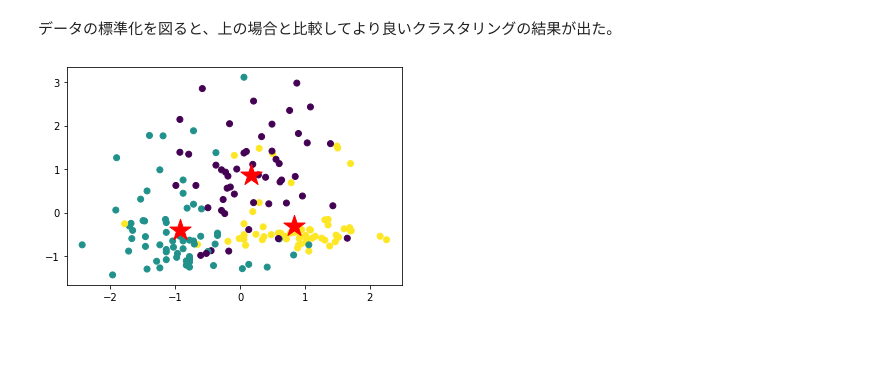
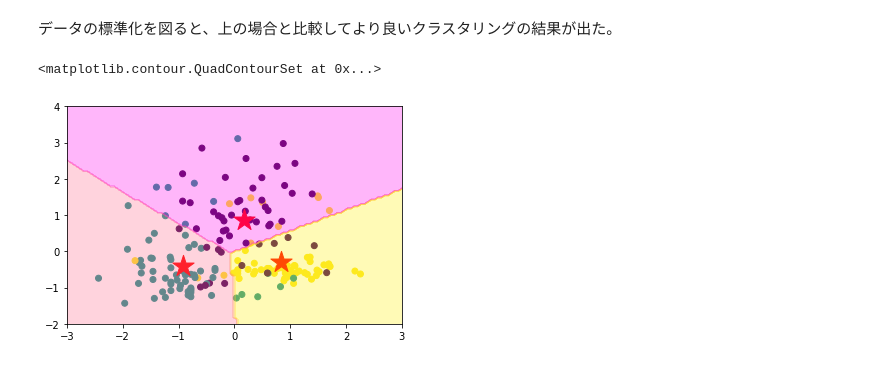
Before and after one commit to ontheroad2021/RabbitChallenge, a Jupyter notebook: 2_1_5_2_skl_kmeans.ipynb, the cells around one changed output. Cells and saved outputs as stored; diff of their text form; code cells hidden in the pictures; blank space fills up the shorter version.

```diff
--- a/2_1_5_2_skl_kmeans.ipynb
+++ b/2_1_5_2_skl_kmeans.ipynb
@@ -115,10 +118,22 @@ pd.crosstab(df['labels'], df['species'])
 | 2 | 59 | 3 | 0 |
 # %% [markdown]
 データの標準化を図ると、上の場合と比較してより良いクラスタリングの結果が出た。
-# %%
-# 結果を出力
-plt.scatter(S[:,0], S[:,1], c=result.labels_)
-plt.scatter(result.cluster_centers_[:,0], result.cluster_centers_[:,1], s=500, marker='*',c='red')
-plt.show()
-# %% [output]
-[figure, removed]
+# %%
+# 結果の出力と可視化
+def distance(x1, x2):
+    return np.sum((x1 - x2)**2, axis=1)
+
+plt.scatter(S[:,0], S[:,1], c=result.labels_)
+plt.scatter(result.cluster_centers_[:,0], result.cluster_centers_[:,1], s=500, marker='*', c='red')
+
+# 領域の可視化
+xx0, xx1 = np.meshgrid(np.linspace(-3, 3, 100), np.linspace(-2, 4, 100))
+xx = np.array([xx0, xx1]).reshape(2, -1).T
+pred = np.empty(len(xx), dtype=int)
+for i, x in enumerate(xx):
+    d = distance(x, result.cluster_centers_[:,:2])
+    pred[i] = np.argmin(d)
+plt.contourf(xx0, xx1, pred.reshape(100, 100), alpha=0.3, cmap='spring')
+# %% [output]
+<matplotlib.contour.QuadContourSet at 0x...>
+[figure, added]
```
Also changed, not shown: parts of 5 cells of this notebook.
